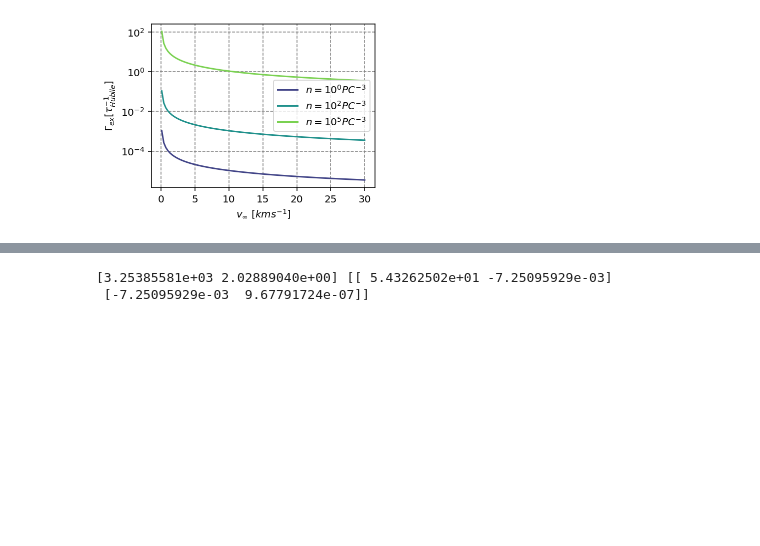
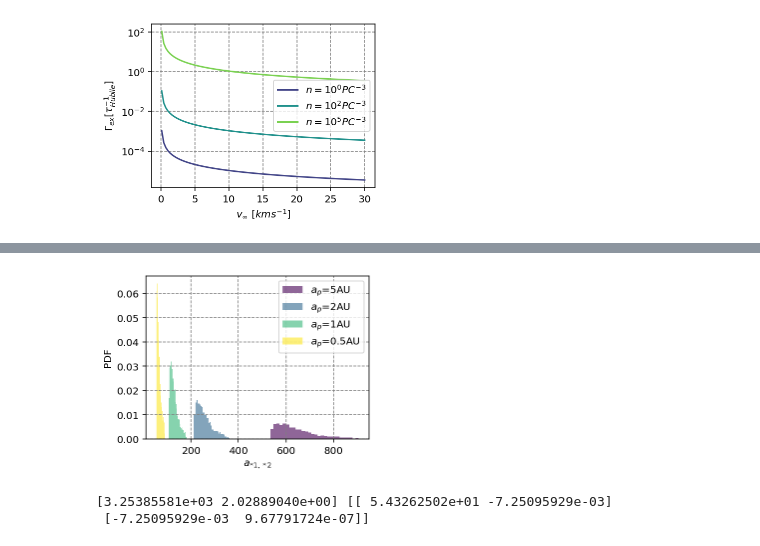
Before and after one commit to YihanWangAstro/planet-app, a Jupyter notebook: process/planet-app.ipynb, the cells around one changed output, grey strips where cells are left out. Cells and saved outputs as stored; diff of their text form; code cells hidden in the pictures; blank space fills up the shorter version.

```diff
--- a/process/planet-app.ipynb
+++ b/process/planet-app.ipynb
@@ -572,5 +589,5 @@ show_obt_prop('post-properties01-5',[df5, df2, df1, df05, df01],[5, 2,1,0.5,0.1]
 # %%
-def v_hist(dfs,a0s,v0):
+def v_hist(dfs,a0s):
     colors = cm.viridis(np.linspace(0,1,len(dfs)))
     fig=plt.figure(figsize=(4,3))
 
@@ -626,7 +643,7 @@ def v_hist(dfs,a0s,v0):
 
         r = np.sqrt(dpx**2 + dpy**2 + dpz**2)
 
-        #a_cm, e_cm = get_a_e(ms+ms1+mj, dpx, dpy, dpz, dvx, dvy, dvz)
+
 
         a_c = df['a_{s1,j}']
         #e_c = df['e_{s1,j}']
@@ -634,39 +651,52 @@ def v_hist(dfs,a0s,v0):
 
         dvxcm = vxcm - vxs
         dvycm = vycm - vys
         dvzcm = vzcm - vzs
 
+
         #dvcm=np.sqrt(dvxcm**2 + dvycm**2 + dvzcm**2)
 
-        new_v = np.sqrt(vcm**2 -G*ms**2/(ms+ms1+mj)/r * 2)
+
+        a_cm, e_cm = get_a_e(ms+ms1+mj, dpx, dpy, dpz, dvxcm, dvycm, dvzcm)
+
+        plt.hist(a_cm[cap],bins='auto',histtype='stepfilled',density=True,alpha=0.6,color=color,label='$a_{p}$='+str(a0)+'AU')
+        continue
+
+
+        v22= vcm**2 - G*ms**2/(ms+ms1+mj)/r * 2
+        new_v = np.sqrt(np.abs(vcm**2 - G*ms**2/(ms+ms1+mj)/r * 2) )
 
         new_v = new_v*(ms+ms1+mj)/ms
-
 
         #print((0.5*ms1*(ms+mj)/(ms1+ms+mj)*v0**2-G*ms*mj/a0/2))
 
         #Ek = 0.5*ms1*(vxs1**2 + vys1**2 + vzs1**2)+0.5*mj*(vxj**2 + vyj**2 + vzj**2)+0.5*ms*(vxs**2 + vys**2 + vzs**2)
 
         #def dis(x,y,z,x1,y1,z1):
         #    dx = x-x1
         #    dy = y-y1
         #    dz = z-z1
         #    return np.sqrt(dx**2+dy**2+dz**2)
 
         #Ep = G*( -ms*mj/dis(pxs,pys,pzs,pxj,pyj,pzj) - ms*ms1/dis(pxs,pys,pzs,pxs1,pys1,pzs1) - ms1*mj/dis(pxs1,pys1,pzs1,pxj,pyj,pzj))
 
-        #print(Ek+Ep)
+        #plt.hist(Ek+Ep)
+
+        #return
 
         plt.hist((new_v[cap]/KMS),bins='auto',histtype='step',density=True,color=color)
         plt.hist((new_v[cap]/KMS),bins='auto',histtype='stepfilled',density=True,alpha=0.3,color=color,label='$a_{p}$='+str(a0)+'AU')
     plt.legend(loc=0)
-    plt.xlabel('$v^\prime$ [$kms^{-1}$]')
+    #plt.xlabel('$v_\infty^\prime$ [$kms^{-1}$]')
+    plt.xlabel('$a_{*1,*2}$')
     plt.ylabel('PDF')
         #plt.xlim([0,12])
     plt.grid(True)
-    savefig(plt,'letter-v')
+    savefig(plt,'letter-cm-a-01')
 
-v_hist([df5,df2,df1,df05], [5,2,1,0.5], 10.1*KMS)
+v_hist([df5,df2,df1,df05], [5,2,1,0.5])
+# %% [output]
+[figure, added]
 # %%
 def show_b(dfs,a_s, v=10.1*KMS):
 
```
Also changed, not shown: parts of 9 cells of this notebook, 1 other file.
